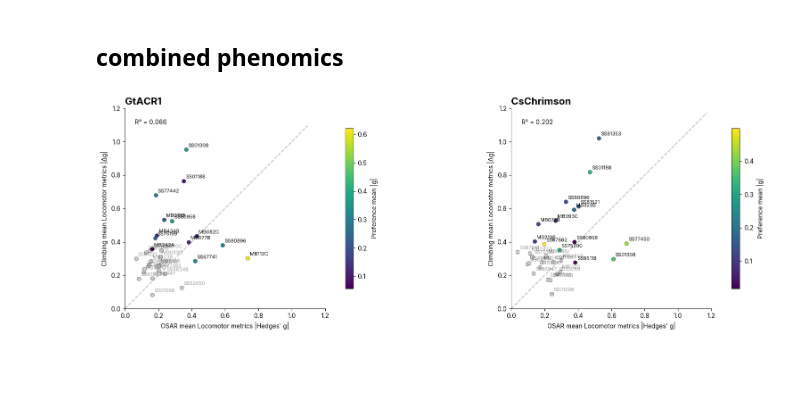
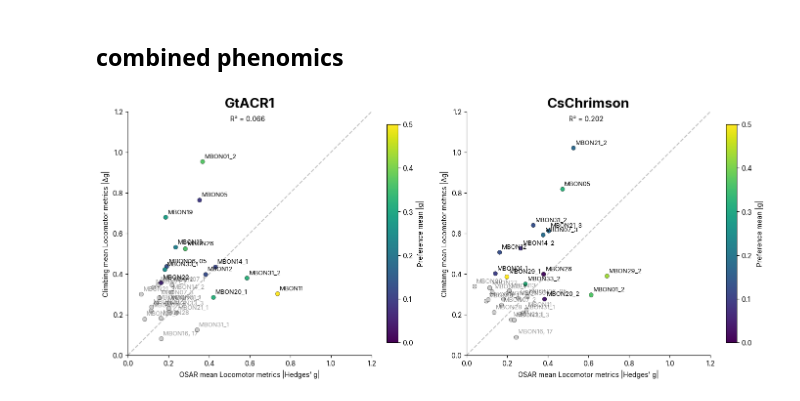
Before and after one commit to lnicole08/OSAR-Nicole-version, a Jupyter notebook: Osar Phenomics.ipynb, the cells around one changed output. Drawn from its saved outputs; the diff is of its cells as text; code cells hidden in the pictures; blank space fills up the shorter version.

```diff
--- a/Osar Phenomics.ipynb
+++ b/Osar Phenomics.ipynb
@@ -42,12 +112,14 @@ comb_acr = (pref_acr + loco_acr) / 2
 comb_chr = (pref_chr + loco_chr) / 2
 # %%
 mpl.rcParams['svg.fonttype'] = 'none'
-
+USE_MBON_NUMBERS = False
 panels = [
     (pref_acr, pref_chr, 'Preference mean |g|'),
     (loco_acr, loco_chr, 'Locomotor mean |g|'),
     (comb_acr, comb_chr, 'Combined mean |g|'),
 ]
+
+label_map = dict(zip(mbons, rename_labels(mbons, USE_MBON_NUMBERS)))
 
 fig, axes = plt.subplots(1, 3, figsize=(18, 5.5))
 
@@ -55,7 +127,7 @@ for ax, (x, y, title), label in zip(axes, panels, ['A', 'B', 'C']):
     ax.scatter(x, y, s=40, color='#2D8C4E', zorder=3)
 
     for mbon in mbons:
-        ax.annotate(mbon, (x[mbon], y[mbon]), fontsize=8, ha='left', va='bottom', xytext=(3, 3), textcoords='offset points')
+        ax.annotate(label_map[mbon], (x[mbon], y[mbon]), fontsize=8, ha='left', va='bottom', xytext=(3, 3), textcoords='offset points')
 
     lim = max(x.max(), y.max()) * 1.15
     ax.plot([0, lim], [0, lim], '--', color='gray', alpha=0.5, zorder=1)
@@ -73,7 +145,7 @@ for ax, (x, y, title), label in zip(axes, panels, ['A', 'B', 'C']):
     ax.spines['right'].set_visible(False)
 
 plt.tight_layout()
-plt.savefig("D:\\ACC Lab Dropbox\\ACC Lab\\Nicole Lee\\Data Compilation\\osar_compiled\\images\\phenomics" + date +".svg", bbox_inches='tight')
+#plt.savefig("D:\\ACC Lab Dropbox\\ACC Lab\\Nicole Lee\\Data Compilation\\osar_compiled\\images\\phenomics" + date +".svg", bbox_inches='tight')
 plt.show()
 # %% [output]
 [figure]
@@ -120,6 +203,8 @@ mpl.rcParams['svg.fonttype'] = 'none'
 
 x = loco_acr
 y = loco_chr
+
+label_map = dict(zip(mbons, rename_labels(mbons, USE_MBON_NUMBERS)))
 
 fig, ax = plt.subplots(figsize=(8, 8))
 
@@ -129,7 +214,7 @@ for mbon in mbons:
     else:
         color = "#1A1968"
     ax.scatter(x[mbon], y[mbon], s=40, color=color, zorder=3)
-    ax.annotate(mbon, (x[mbon], y[mbon]), fontsize=12, ha='left', va='bottom',
+    ax.annotate(label_map[mbon], (x[mbon], y[mbon]), fontsize=12, ha='left', va='bottom',
                 xytext=(3, 3), textcoords='offset points', color=color)
 
 lim = max(x.max(), y.max()) * 1.15
@@ -383,39 +466,41 @@ mpl.rcParams['svg.fonttype'] = 'none'
 
 panels = [
     (osar_acr, climb_acr, pref_acr_t, high_acr, 'GtACR1'),
     (osar_chr, climb_chr, pref_chr_t, high_chr, 'CsChrimson'),
 ]
 
-fig, axes = plt.subplots(1, 2, figsize=(18, 5.5))
+USE_MBON_NUMBERS = True
+label_map_t = dict(zip(mbons_t, rename_labels(mbons_t, USE_MBON_NUMBERS)))
+
+fig, axes = plt.subplots(1, 2, figsize=(14, 6))
 
 for ax, (x, y, c_val, mask, title), label in zip(axes, panels, ['A', 'B']):
     ax.scatter(x[~mask], y[~mask], s=40, color='#CCCCCC', zorder=2, edgecolors='k', linewidth=0.3)
-    sc = ax.scatter(x[mask], y[mask], s=40, c=c_val[mask], cmap='viridis', zorder=3, edgecolors='k', linewidth=0.3)
+    sc = ax.scatter(x[mask], y[mask], s=40, c=c_val[mask], cmap='viridis', zorder=3, edgecolors='k', vmin = 0, vmax = 0.5, linewidth=0.3)
     #sc = ax.scatter(x[mask], y[mask], s=40, c="#1960E6", zorder=3, edgecolors='k', linewidth=0.3)
     plt.colorbar(sc, ax=ax, label='Preference mean |g|', shrink=0.8)
 
     for mbon in mbons_t:
-        ax.annotate(mbon, (x[mbon], y[mbon]), fontsize=8, ha='left', va='bottom', xytext=(3, 3),
+        ax.annotate(label_map_t[mbon], (x[mbon], y[mbon]), fontsize=9, ha='left', va='bottom', xytext=(3, 3),
                     textcoords='offset points', alpha=1.0 if mask[mbon] else 0.4)
 
     ax.set_xlim(0, 1.2)
     ax.set_ylim(0, 1.2)
-    lim = max(x.max(), y.max()) * 1.15
-    ax.plot([0, lim], [0, lim], '--', color='gray', alpha=0.5, zorder=1)
+    ax.plot([0, 5], [0, 5], '--', color='gray', alpha=0.5, zorder=1)
 
     r_squared = stats.pearsonr(x, y)[0] ** 2
-    ax.text(0.05, 0.92, f'R\u00b2 = {r_squared:.3f}', transform=ax.transAxes, fontsize=10)
+    ax.text(0.42, 0.96, f'R\u00b2 = {r_squared:.3f}', transform=ax.transAxes, fontsize=10)
 
     ax.set_xlabel("OSAR mean Locomotor metrics |Hedges' g|", fontsize=10)
-    ax.set_ylabel('Climbing mean Locomotor metrics |Δg|', fontsize=10)
-    ax.set_title(f'{title}', fontsize=16, fontweight='bold', loc='left')
+    ax.set_ylabel('Climbing mean Locomotor metrics |\u0394g|', fontsize=10)
+    ax.set_title(f'{title}', fontsize=20, fontweight='bold', loc='center')
     ax.set_aspect('equal')
     ax.spines['top'].set_visible(False)
     ax.spines['right'].set_visible(False)
 
 plt.tight_layout()
 mpl.rcParams['svg.fonttype'] = 'none'
 #plt.savefig("D:\\ACC Lab Dropbox\\ACC Lab\\Nicole Lee\\Data Compilation\\osar_compiled\\images\\" + date + "fallingvsosar.svg", bbox_inches="tight")
 plt.show()
 # %% [output]
-[figure, old version]
+[figure, new version]
```
Also changed, not shown: parts of 7 cells of this notebook, 5 other files.
